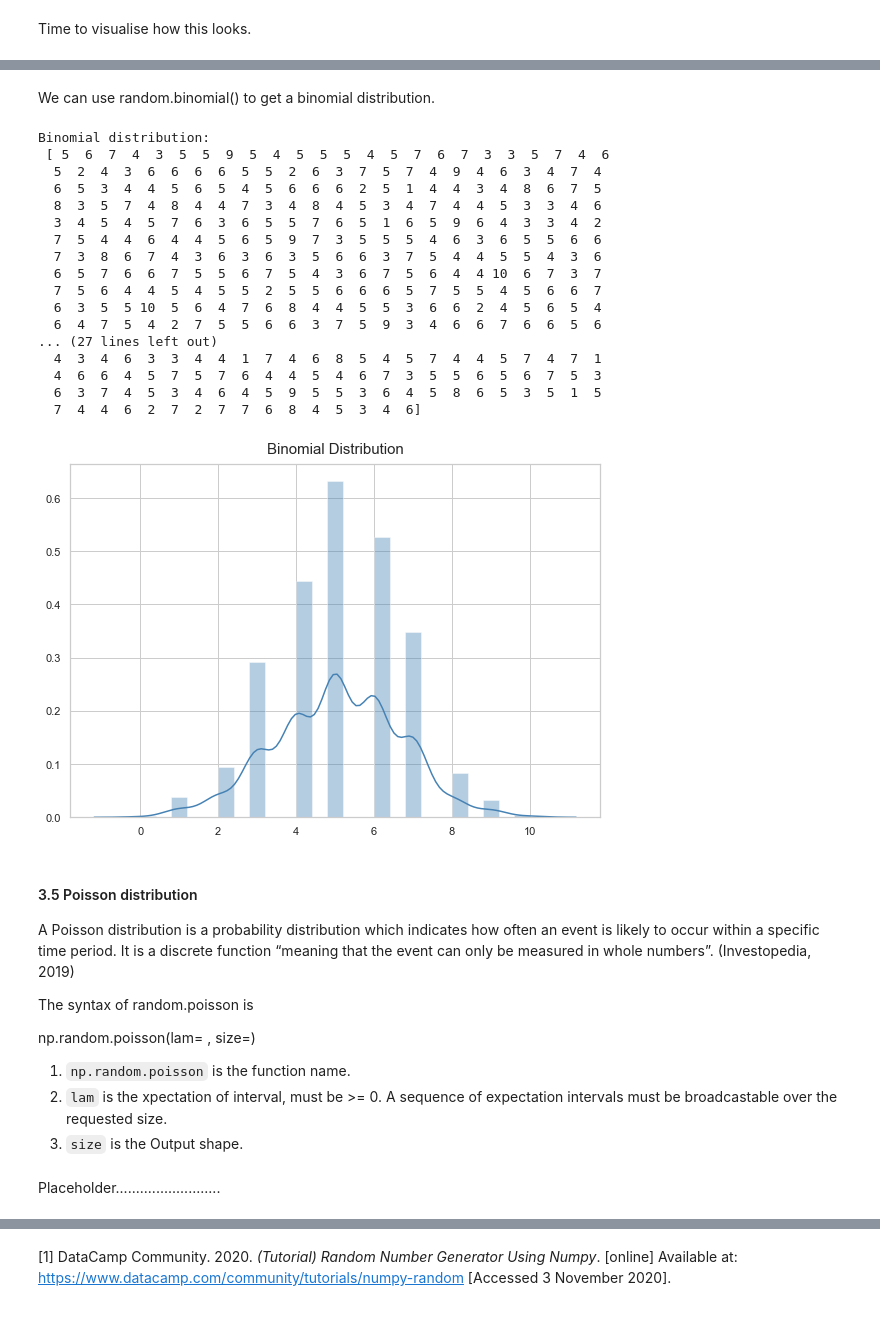
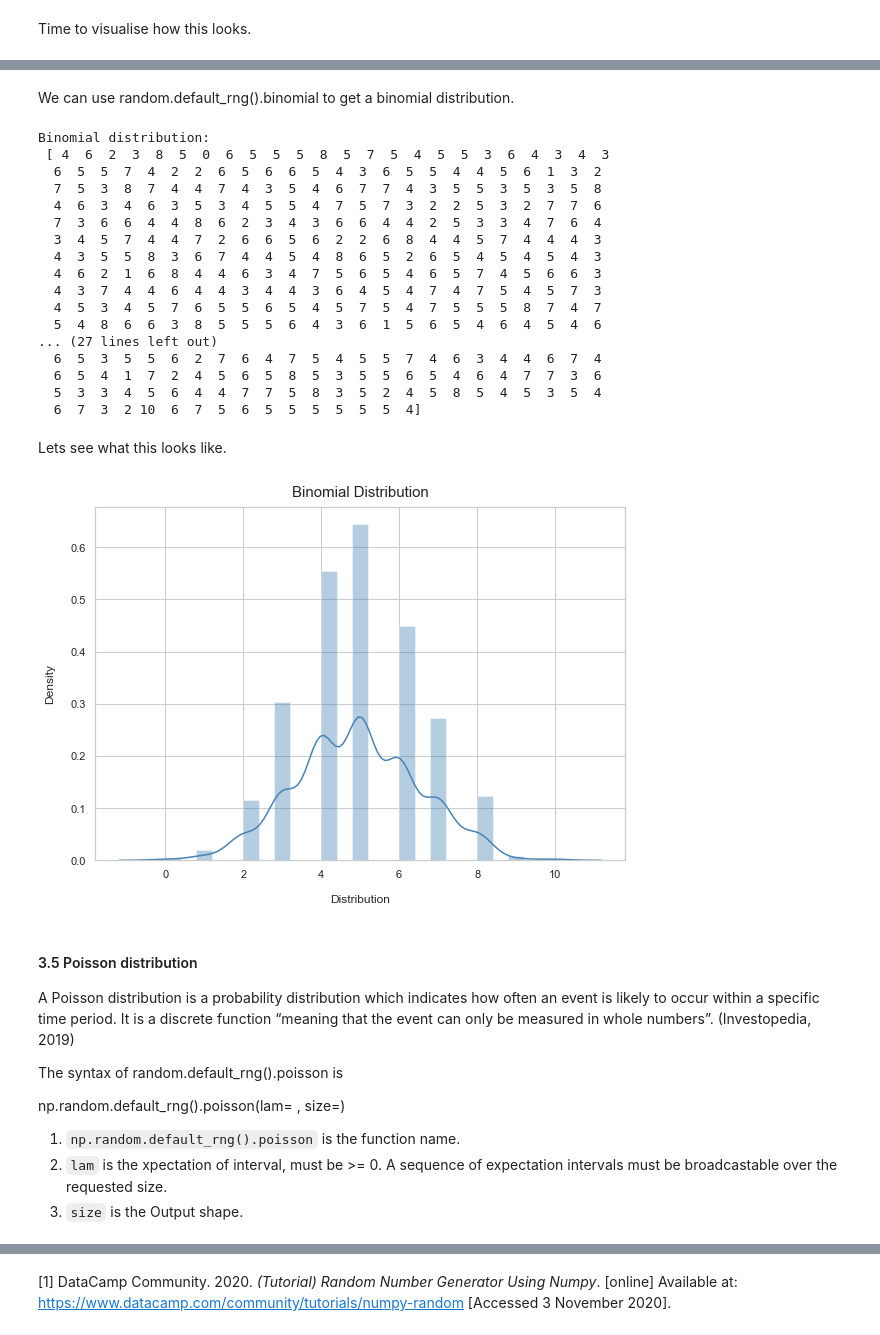
Before and after one commit to Munster2020/HDIP_CSDA_COMP08050_ASSIGNMENT, a Jupyter notebook: assignment2020.ipynb, the cells around one changed output, grey strips where cells are left out. Saved outputs shown, nothing was run; the diff lists cells and outputs as text; code cells hidden in the pictures.

```diff
--- a/assignment2020.ipynb
+++ b/assignment2020.ipynb
@@ -260,53 +282,55 @@ np.random.biomial(n= , p = , size= )
 3. `p` is the probability of occurrence.
 3. `size` is the shape of returned array.
 # %% [markdown]
-We can use random.binomial() to get a binomial distribution.
+We can use random.default_rng().binomial to get a binomial distribution.
 # %%
 #create the variables and assign them
-x = np.random.binomial(10, 0.5, 1000)
+x = np.random.default_rng().binomial(10, 0.5, 1000)
 
 # print the array
-print("Binomial distribution:\n",x)
+print("Binomial distribution:\n",x);
 # %% [output]
 Binomial distribution:
- [ 5  6  7  4  3  5  5  9  5  4  5  5  5  4  5  7  6  7  3  3  5  7  4  6
-  5  2  4  3  6  6  6  6  5  5  2  6  3  7  5  7  4  9  4  6  3  4  7  4
-  6  5  3  4  4  5  6  5  4  5  6  6  6  2  5  1  4  4  3  4  8  6  7  5
-  8  3  5  7  4  8  4  4  7  3  4  8  4  5  3  4  7  4  4  5  3  3  4  6
-  3  4  5  4  5  7  6  3  6  5  5  7  6  5  1  6  5  9  6  4  3  3  4  2
-  7  5  4  4  6  4  4  5  6  5  9  7  3  5  5  5  4  6  3  6  5  5  6  6
-  7  3  8  6  7  4  3  6  3  6  3  5  6  6  3  7  5  4  4  5  5  4  3  6
-  6  5  7  6  6  7  5  5  6  7  5  4  3  6  7  5  6  4  4 10  6  7  3  7
-  7  5  6  4  4  5  4  5  5  2  5  5  6  6  6  5  7  5  5  4  5  6  6  7
-  6  3  5  5 10  5  6  4  7  6  8  4  4  5  5  3  6  6  2  4  5  6  5  4
-  6  4  7  5  4  2  7  5  5  6  6  3  7  5  9  3  4  6  6  7  6  6  5  6
+ [ 4  6  2  3  8  5  0  6  5  5  5  8  5  7  5  4  5  5  3  6  4  3  4  3
+  6  5  5  7  4  2  2  6  5  6  6  5  4  3  6  5  5  4  4  5  6  1  3  2
+  7  5  3  8  7  4  4  7  4  3  5  4  6  7  7  4  3  5  5  3  5  3  5  8
+  4  6  3  4  6  3  5  3  4  5  5  4  7  5  7  3  2  2  5  3  2  7  7  6
+  7  3  6  6  4  4  8  6  2  3  4  3  6  6  4  4  2  5  3  3  4  7  6  4
+  3  4  5  7  4  4  7  2  6  6  5  6  2  2  6  8  4  4  5  7  4  4  4  3
+  4  3  5  5  8  3  6  7  4  4  5  4  8  6  5  2  6  5  4  5  4  5  4  3
+  4  6  2  1  6  8  4  4  6  3  4  7  5  6  5  4  6  5  7  4  5  6  6  3
+  4  3  7  4  4  6  4  4  3  4  4  3  6  4  5  4  7  4  7  5  4  5  7  3
+  4  5  3  4  5  7  6  5  5  6  5  4  5  7  5  4  7  5  5  5  8  7  4  7
+  5  4  8  6  6  3  8  5  5  5  6  4  3  6  1  5  6  5  4  6  4  5  4  6
 ... (27 lines left out)
-  4  3  4  6  3  3  4  4  1  7  4  6  8  5  4  5  7  4  4  5  7  4  7  1
-  4  6  6  4  5  7  5  7  6  4  4  5  4  6  7  3  5  5  6  5  6  7  5  3
-  6  3  7  4  5  3  4  6  4  5  9  5  5  3  6  4  5  8  6  5  3  5  1  5
-  7  4  4  6  2  7  2  7  7  6  8  4  5  3  4  6]
+  6  5  3  5  5  6  2  7  6  4  7  5  4  5  5  7  4  6  3  4  4  6  7  4
+  6  5  4  1  7  2  4  5  6  5  8  5  3  5  5  6  5  4  6  4  7  7  3  6
+  5  3  3  4  5  6  4  4  7  7  5  8  3  5  2  4  5  8  5  4  5  3  5  4
+  6  7  3  2 10  6  7  5  6  5  5  5  5  5  5  4]
+# %% [markdown]
+Lets see what this looks like.
 # %%
 # visualisation styling code
 sns.set(rc={'figure.figsize':(9.5, 6.5)})
 sns.set_context('notebook')
 sns.set_style("whitegrid")
 
 #
 sns.distplot(x, kde=True, color='steelblue')
+plt.xlabel("Distribution", labelpad=15)
+plt.ylabel("Density", labelpad=15);
 plt.title("Binomial Distribution", fontsize=15, y=1.012);
 # %% [output]
-[figure, old version]
+[figure, new version]
 # %% [markdown]
 #### 3.5 Poisson distribution
 
 A Poisson distribution is a probability distribution which indicates how often an event is likely to occur within a specific time period. It is a discrete function “meaning that the event can only be measured in whole numbers”. (Investopedia, 2019)
 
-The syntax of random.poisson is
+The syntax of random.default_rng().poisson is
 
-np.random.poisson(lam= , size=)
+np.random.default_rng().poisson(lam= , size=)
 
-1. `np.random.poisson` is the function name.
+1. `np.random.default_rng().poisson` is the function name.
 2. `lam` is the xpectation of interval, must be >= 0. A sequence of expectation intervals must be broadcastable over the requested size.
 3. `size` is the Output shape.
-# %% [markdown]
-Placeholder..........................
```
Also changed, not shown: parts of 38 cells of this notebook, 1 other file.
